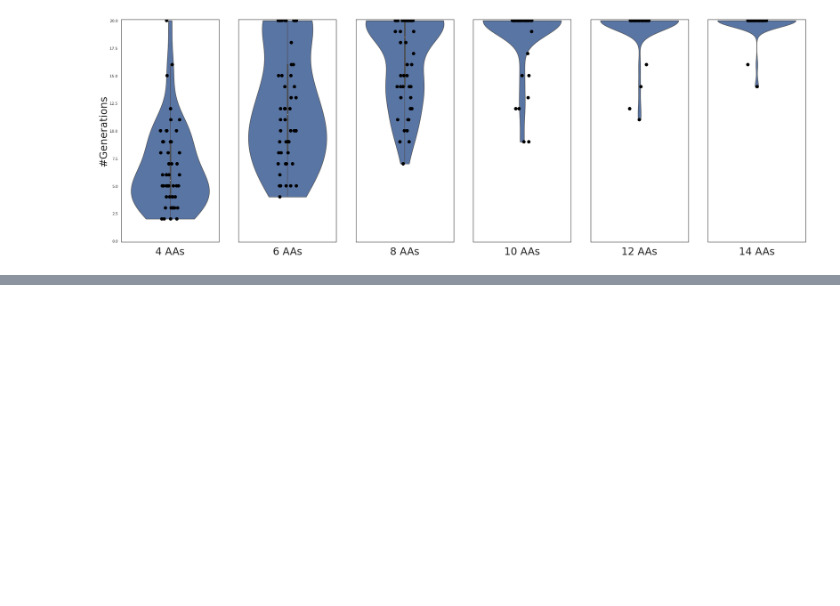
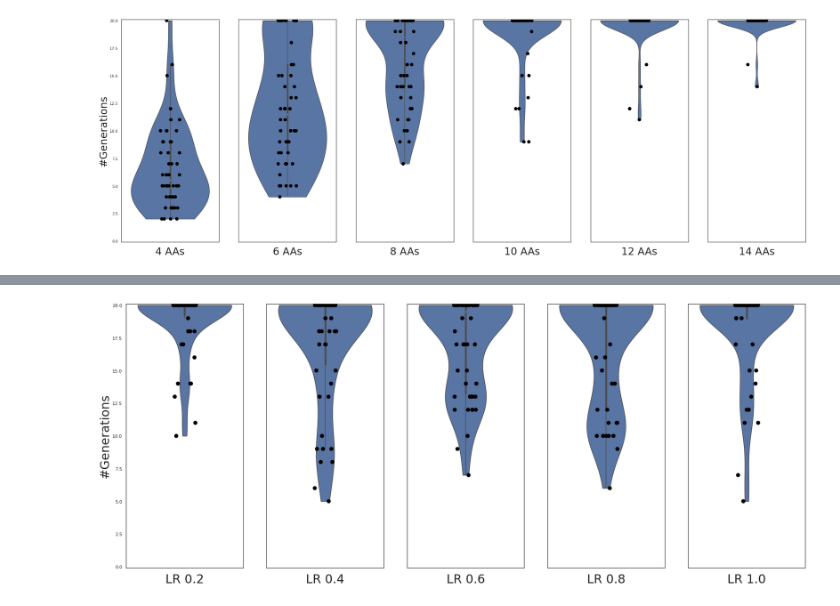
Before and after one commit to jeeberhardt/mobius, a Jupyter notebook: Untitled2.ipynb, the cells around one changed output, grey strips where cells are left out. Saved outputs shown, nothing was run; the diff lists cells and outputs as text; code cells hidden in the pictures; blank space fills up the shorter version.

Commit message:
Added test on the learning rate

```diff
--- a/Untitled2.ipynb
+++ b/Untitled2.ipynb
@@ -637,0 +713,28 @@ plt.show()
+# %%
+fig, axarr = plt.subplots(1, 5, figsize=(5*6, 12), sharey=True)
+
+axarr[0].set_ylabel('#Generations', fontsize=30)
+
+i = 1
+for lr, lr_group in logbooks.groupby('learning_rate'):
+    gens = []
+
+    for _, group in lr_group.groupby('run'):
+        index_min = np.argmin(group['min'])
+        min_score = group['min'][index_min]
+        target_score = group['target_score'].values[0]
+        gen = index_min + 1 if min_score <= target_score else 20
+        gens.append(gen)
+
+    sns.set_theme(style=None)
+    sns.violinplot(y=gens, cut=0, ax=axarr[i - 1])
+    sns.stripplot(y=gens, color='black', size=10, ax=axarr[i - 1])
+    axarr[i - 1].set_ylim([-0.1, 20.1])
+    axarr[i - 1].set_xlabel('LR %.1f' % lr, fontsize=30)
+
+    i += 1
+
+plt.savefig('figure_peptide_learning_rate.png', dpi=300, bbox_inches='tight')
+plt.show()
+# %% [output]
+[figure, added]
```
Also changed, not shown: parts of 3 cells of this notebook, 1 other file.
